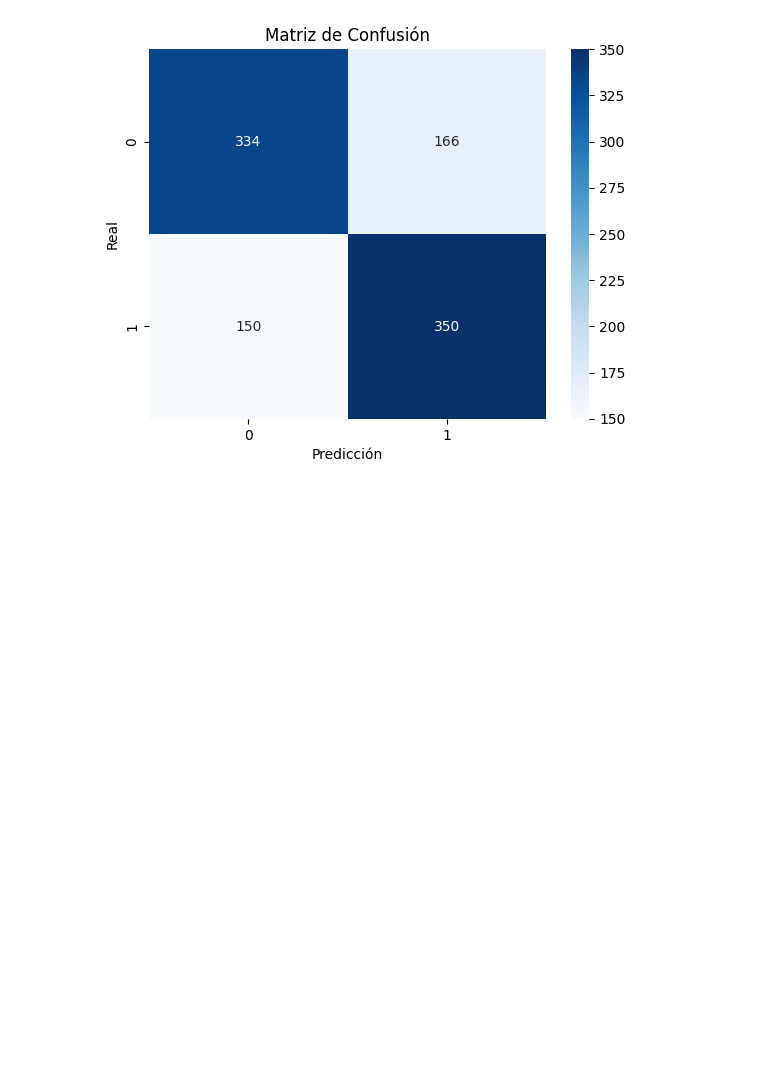
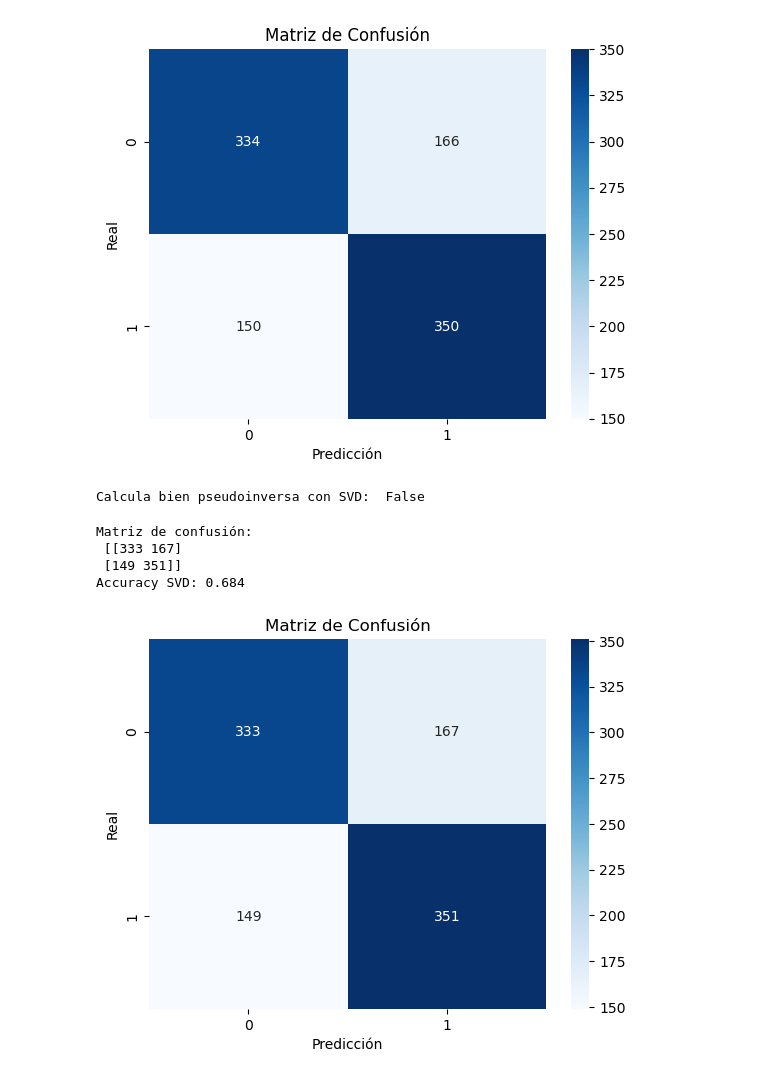
Before and after one commit to fmvazquez/TP-AlgebraLinealComputacional, a Jupyter notebook: main.ipynb, the cells around one changed output. Saved outputs shown, nothing was run; the diff lists cells and outputs as text; code cells hidden in the pictures; blank space fills up the shorter version.

```diff
--- a/main.ipynb
+++ b/main.ipynb
@@ -111,3 +112,9 @@ Matriz de confusión:
  [150 350]]
 Accuracy QR (Householder): 0.684
 [figure]
+# %%
+Wsvd, pXsvd = anto2.fullyConnectedSVD(X_train, Y_train)
+# %%
+print("Calcula bien pseudoinversa con SVD: ", alc.esPseudoInversa(X_train, pXsvd, tol=3))
+# %% [output]
+Calcula bien pseudoinversa con SVD:  False
@@ -113,0 +124,20 @@ Accuracy QR (Householder): 0.684
+# %%
+# Predicciones del algoritmo con SVD
+Y_pred_svd = Wsvd @ X_val
+
+# Accuracy y matriz de confusión
+M_svd, acc_svd = confusion_matrix_simple(Y_pred_svd, Y_val)
+print("Matriz de confusión:\n", M_svd)
+print("Accuracy SVD:", acc_svd)
+
+sns.heatmap(M_svd, annot=True, fmt='d', cmap='Blues')
+plt.xlabel('Predicción')
+plt.ylabel('Real')
+plt.title('Matriz de Confusión')
+plt.show()
+# %% [output]
+Matriz de confusión:
+ [[333 167]
+ [149 351]]
+Accuracy SVD: 0.684
+[figure, added]
```
Also changed, not shown: parts of 2 cells of this notebook, 5 other files.
